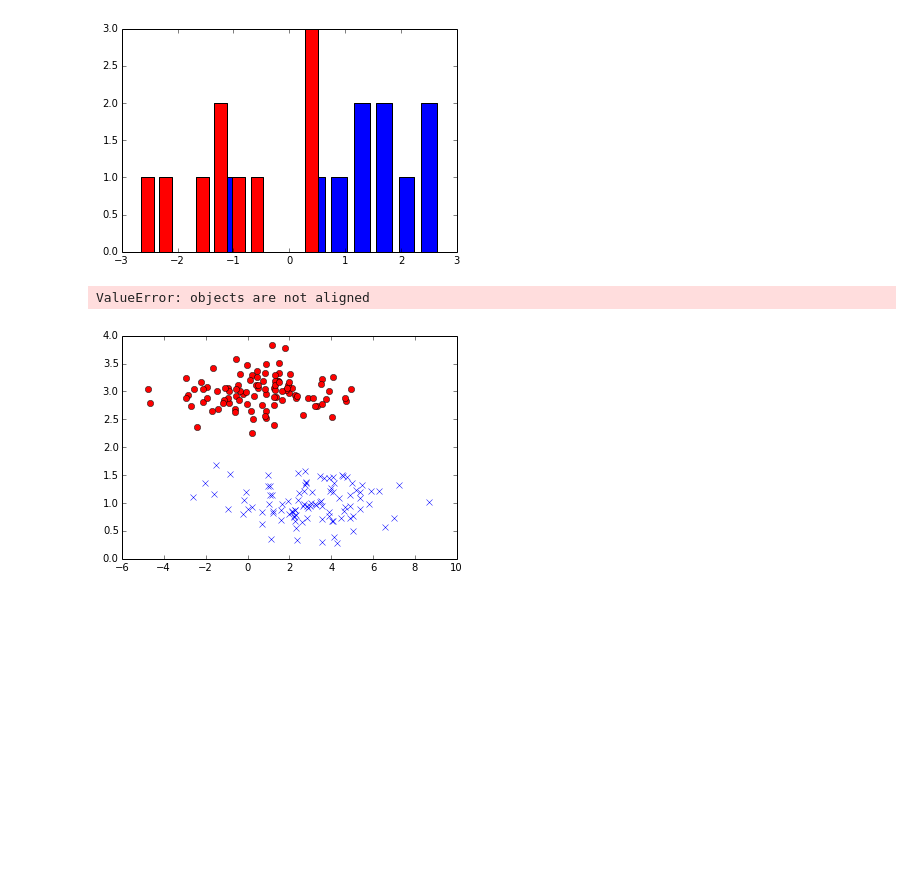
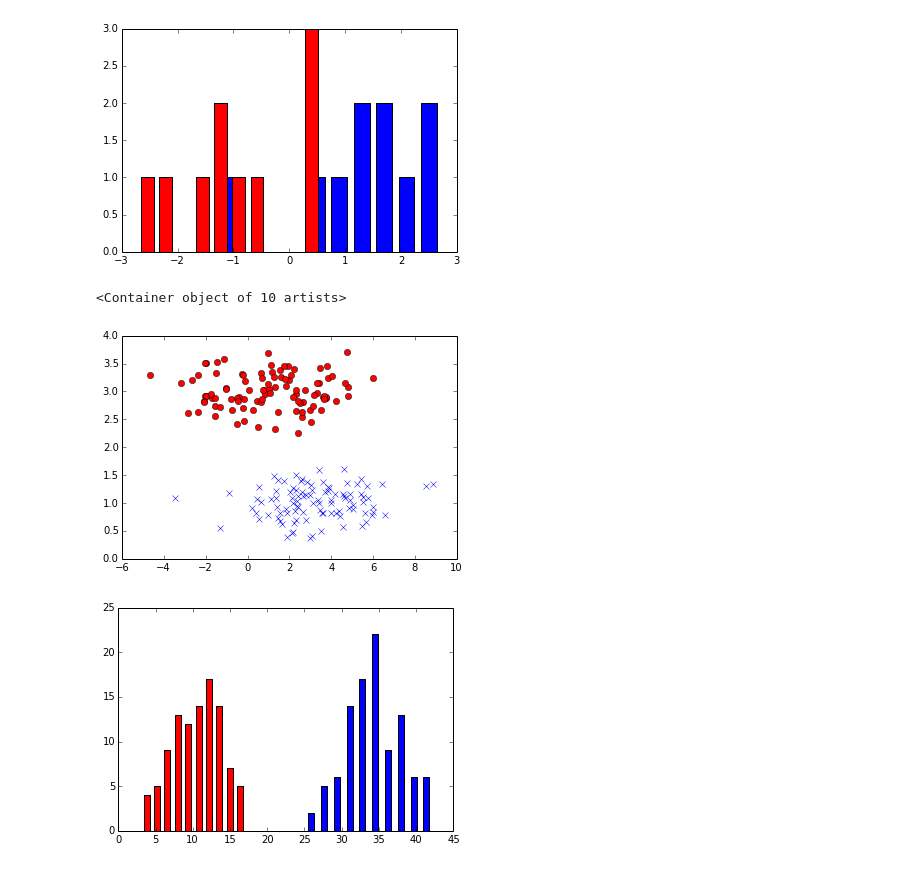
Before and after one commit to chuzui/algorithm, a Jupyter notebook: python/notebook/PatternClassification.ipynb, the cells around one changed output. Drawn from its saved outputs; the diff is of its cells as text; code cells hidden in the pictures; blank space fills up the shorter version.

```diff
--- a/python/notebook/PatternClassification.ipynb
+++ b/python/notebook/PatternClassification.ipynb
@@ -222,30 +222,31 @@ plt.bar(center, hist, align='center', width=width, color = 'r')
 <Container object of 10 artists>
 [figure]
 # %%
-
+from ml.mlTool import *
 from scipy import stats
 mu1 = np.array([1,3])
 mu2 = np.array([3,1])
 sigma = np.array([[4, 0.01],[0.01, 0.1]])
 x1 = stats.multivariate_normal.rvs(mean=mu1, cov = sigma, size=100)
 x2 = stats.multivariate_normal.rvs(mean=mu2, cov = sigma, size=100)
 plt.plot(x1[:,0], x1[:,1], 'o', color='r')
 plt.plot(x2[:,0], x2[:,1], 'x', color='b')
 ytrain = r_[ones((100,1)), ones((100,1))*2]
 xtrain = r_[x1, x2]
 
-w,z = fisherLdaFit.fisherLdaFit(xtrain, ytrain)
+w,z = fisherLdaFit(xtrain, ytrain)
 
 fw1 = dot(x1, w)
 fw2 = dot(x2, w)
 plt.figure()
 hist, bins = np.histogram(fw1)
 center = (bins[:-1] + bins[1:]) / 2
 plt.bar(center, hist, align='center')
 
 hist, bins = np.histogram(fw2)
 center = (bins[:-1] + bins[1:]) / 2
 plt.bar(center, hist, align='center', color = 'r')
 # %% [output]
-ValueError: objects are not aligned
+<Container object of 10 artists>
-[figure, old version]
+[figure, new version]
+[figure, added]
```
Also changed, not shown: 4 other files.
